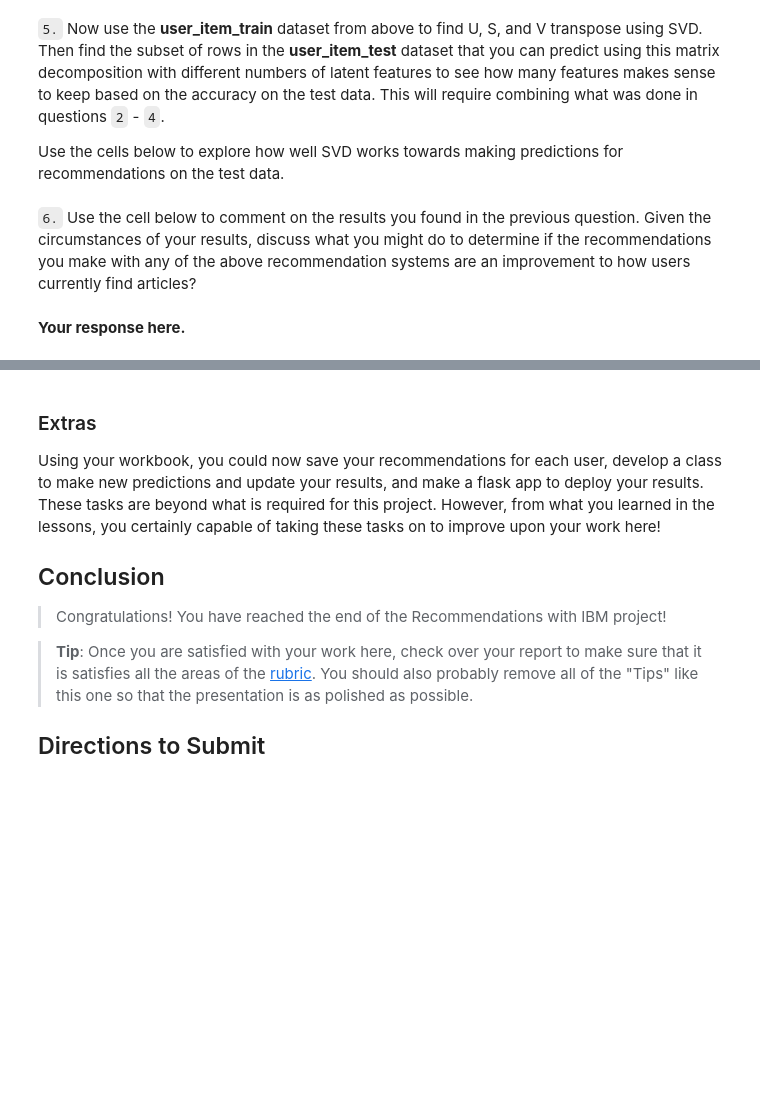
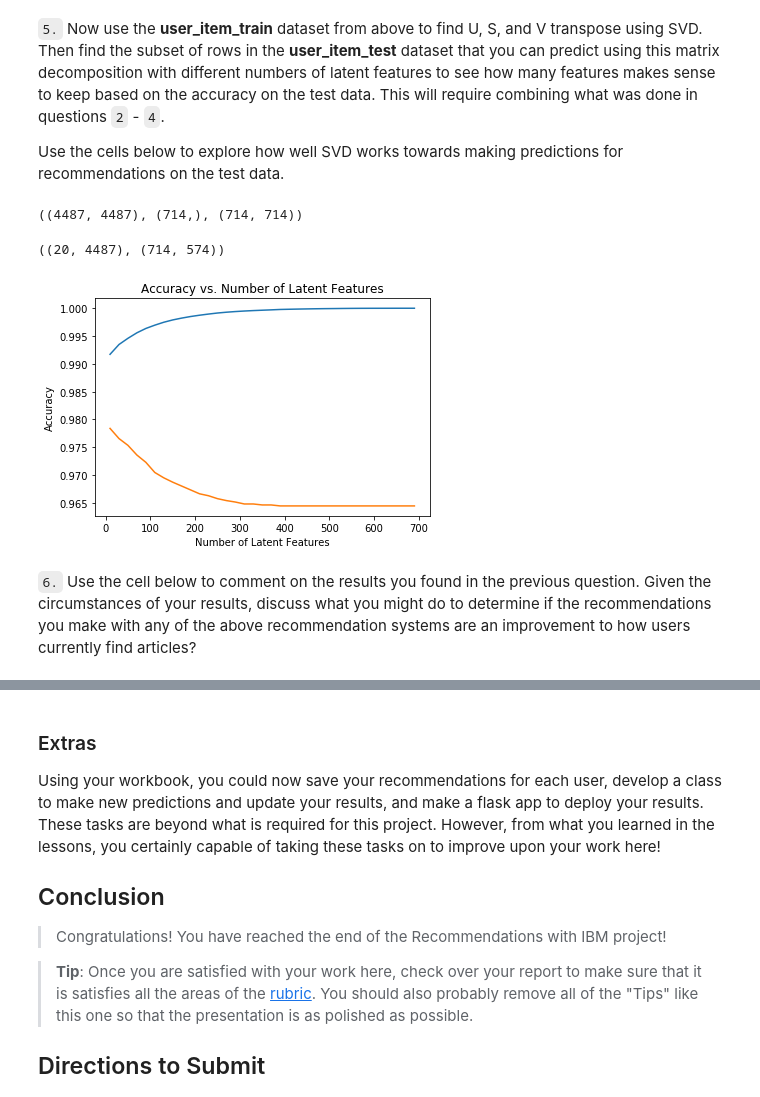
Before and after one commit to XiyueWang/IBM_recommendation_engine, a Jupyter notebook: Recommendations_with_IBM.ipynb, the cells around one changed output, grey strips where cells are left out. Saved outputs shown, nothing was run; the diff lists cells and outputs as text; code cells hidden in the pictures; blank space fills up the shorter version.

```diff
--- a/Recommendations_with_IBM.ipynb
+++ b/Recommendations_with_IBM.ipynb
@@ -617,7 +914,14 @@ def create_test_and_train_user_item(df_train, df_test):
     test_arts - all of the test article ids
 
     '''
-    # Your code here
+    # make train dataframe
+    user_item_train = create_user_item_matrix(df_train)
+    # make test dataframe
+    user_item_test = create_user_item_matrix(df_test)
+    # get the test index
+    test_idx = user_item_test.index.tolist()
+    # get the test article ids
+    test_arts = user_item_test.columns.tolist()
 
     return user_item_train, user_item_test, test_idx, test_arts
 
@@ -643,5 +959,8 @@ t.sol_4_test(sol_4_dict)
 
 Use the cells below to explore how well SVD works towards making predictions for recommendations on the test data.
 # %%
-# fit SVD on the user_item_train matrix
-u_train, s_train, vt_train = # fit svd similar to above then use the cells below
+# Fit SVD on the user_item_train matrix
+u_train, s_train, vt_train = np.linalg.svd(user_item_train)
+u_train.shape, s_train.shape, vt_train.shape
+# %% [output]
+((4487, 4487), (714,), (714, 714))
@@ -651,4 +967,44 @@ u_train, s_train, vt_train = # fit svd similar to above then use the cells below
+# %%
+# sutset the training data where we can use to predict the testing data
+u_test = u_train[user_item_train.index.isin(test_idx),:]
+vt_test = vt_train[:, user_item_train.columns.isin(test_arts)]
+u_test.shape, vt_test.shape
+# %% [output]
+((20, 4487), (714, 574))
+# %%
+num_latent_feats = np.arange(10,700+10,20)
+sum_train_errs = []
+sum_test_errs = []
+
+for k in num_latent_feats:
+    # restructure with k latent features
+    s_new, u_new, vt_new = np.diag(s_train[:k]), u_train[:, :k], vt_train[:k, :]
+    u_test_new, vt_test_new = u_test[:, :k], vt_test[:k, :]
+
+    # take dot product
+    user_item_train_est = np.around(np.dot(np.dot(u_new, s_new), vt_new))
+    user_item_test_est = np.around(np.dot(np.dot(u_test_new, s_new), vt_test_new))
+    # compute error for each prediction to actual value of training data
+    diffs_train = np.subtract(user_item_train, user_item_train_est)
+
+    # compare error for each prediction to test data
+    diffs_test = np.subtract(user_item_test, user_item_test_est)
+
+    # total train errors and keep track of them
+    err1 = np.sum(np.sum(np.abs(diffs_train)))
+    sum_train_errs.append(err1)
+
+    # total test errors and keeps track of them
+    err2 = np.sum(np.sum(np.abs(diffs_test)))
+    sum_test_errs.append(err2)
+
+
+plt.plot(num_latent_feats, (1 - np.array(sum_train_errs)/user_item_train.size), label='Train');
+plt.plot(num_latent_feats, (1 - np.array(sum_test_errs)/user_item_test.size), label='Test');
+plt.xlabel('Number of Latent Features');
+plt.ylabel('Accuracy');
+plt.title('Accuracy vs. Number of Latent Features');
+# %% [output]
+[figure, added]
 # %% [markdown]
 `6.` Use the cell below to comment on the results you found in the previous question. Given the circumstances of your results, discuss what you might do to determine if the recommendations you make with any of the above recommendation systems are an improvement to how users currently find articles?
-# %% [markdown]
-**Your response here.**
```
Also changed, not shown: parts of 39 cells of this notebook, 2 other files.
